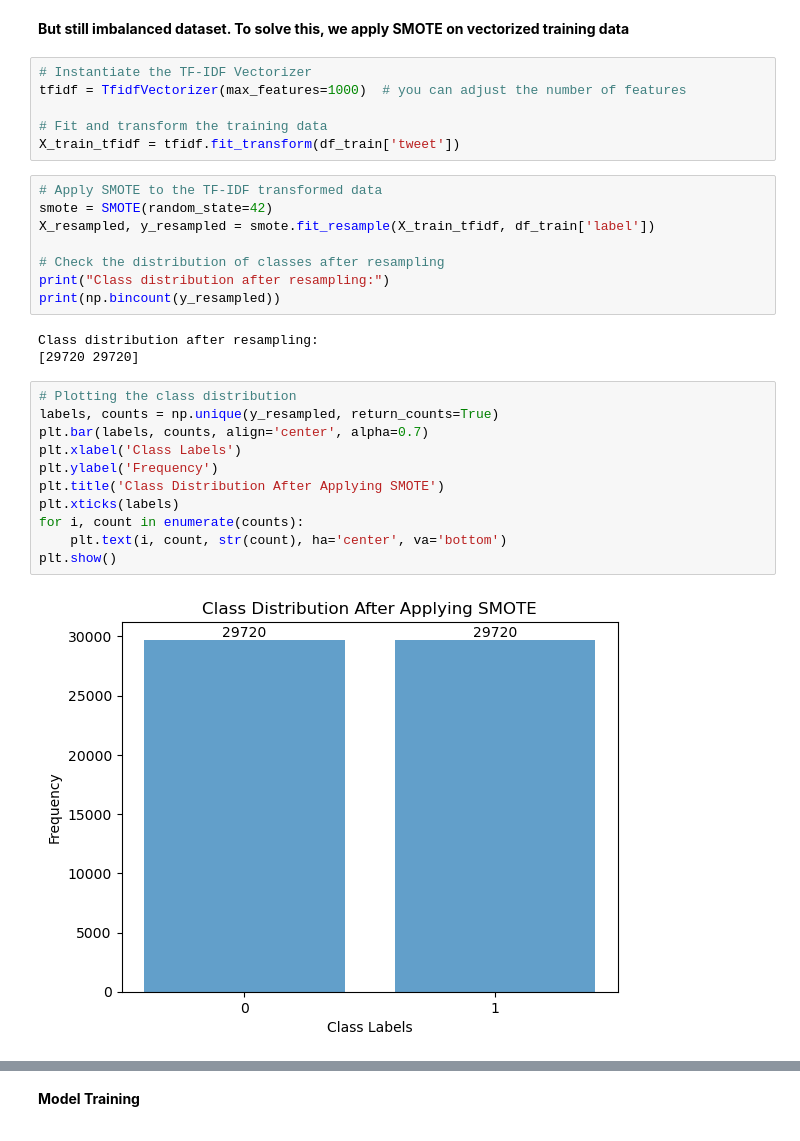
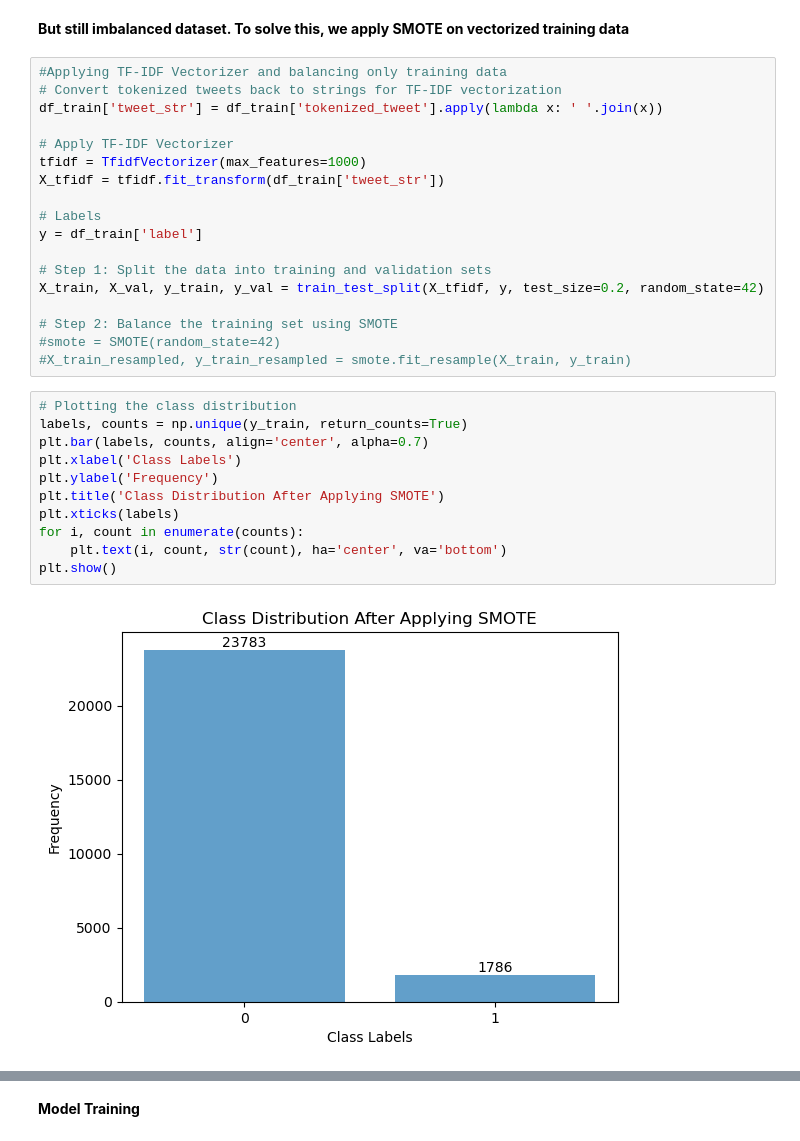
Before and after one commit to tarlan3003/x_sentiment_analysis, a Jupyter notebook: sentiment_analysis.ipynb, the cells around one changed output, grey strips where cells are left out. Cells and saved outputs as stored; diff of their text form.

```diff
--- a/sentiment_analysis.ipynb
+++ b/sentiment_analysis.ipynb
@@ -467,35 +471,36 @@ plt.show()
 [figure]
 # %% [markdown]
 **But still imbalanced dataset. To solve this, we apply SMOTE on vectorized training data**
-# %%
-# Instantiate the TF-IDF Vectorizer
-tfidf = TfidfVectorizer(max_features=1000)  # you can adjust the number of features
-
-# Fit and transform the training data
-X_train_tfidf = tfidf.fit_transform(df_train['tweet'])
-# %%
-# Apply SMOTE to the TF-IDF transformed data
-smote = SMOTE(random_state=42)
-X_resampled, y_resampled = smote.fit_resample(X_train_tfidf, df_train['label'])
-
-# Check the distribution of classes after resampling
-print("Class distribution after resampling:")
-print(np.bincount(y_resampled))
-# %% [output]
-Class distribution after resampling:
-[29720 29720]
+# %%
+#Applying TF-IDF Vectorizer and balancing only training data
+# Convert tokenized tweets back to strings for TF-IDF vectorization
+df_train['tweet_str'] = df_train['tokenized_tweet'].apply(lambda x: ' '.join(x))
+
+# Apply TF-IDF Vectorizer
+tfidf = TfidfVectorizer(max_features=1000)
+X_tfidf = tfidf.fit_transform(df_train['tweet_str'])
+
+# Labels
+y = df_train['label']
+
+# Step 1: Split the data into training and validation sets
+X_train, X_val, y_train, y_val = train_test_split(X_tfidf, y, test_size=0.2, random_state=42)
+
+# Step 2: Balance the training set using SMOTE
+#smote = SMOTE(random_state=42)
+#X_train_resampled, y_train_resampled = smote.fit_resample(X_train, y_train)
 # %%
 # Plotting the class distribution
-labels, counts = np.unique(y_resampled, return_counts=True)
+labels, counts = np.unique(y_train, return_counts=True)
 plt.bar(labels, counts, align='center', alpha=0.7)
 plt.xlabel('Class Labels')
 plt.ylabel('Frequency')
 plt.title('Class Distribution After Applying SMOTE')
 plt.xticks(labels)
 for i, count in enumerate(counts):
     plt.text(i, count, str(count), ha='center', va='bottom')
 plt.show()
 # %% [output]
-[figure, old version]
+[figure, new version]
 # %%
 #####################
```
Also changed, not shown: parts of 12 cells of this notebook.
